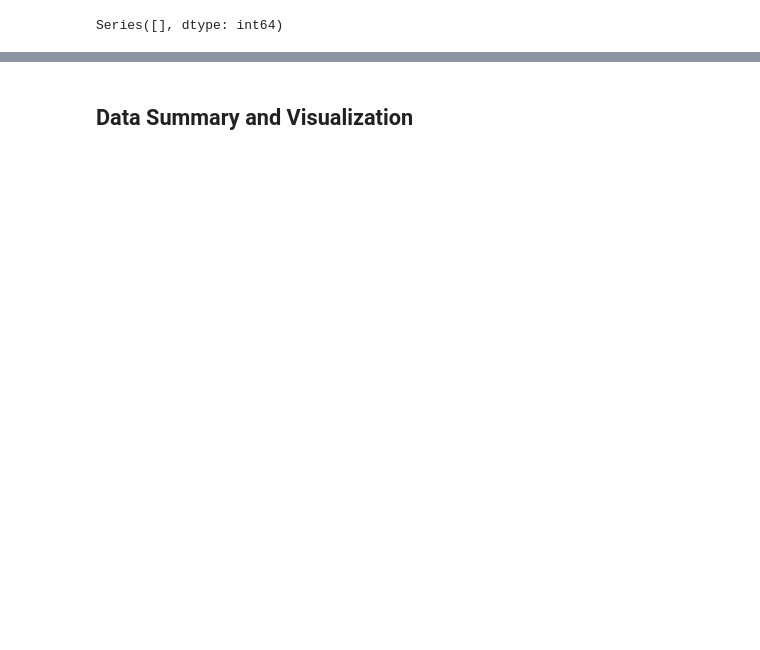
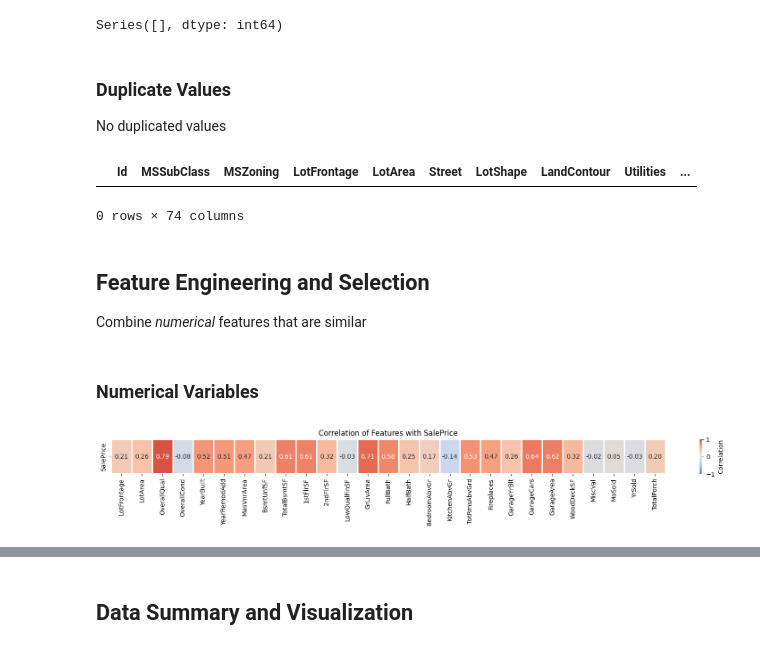
Before and after one commit to lrongyi/House-Prices, a Jupyter notebook: house_prices.ipynb, the cells around one changed output, grey strips where cells are left out. Drawn from its saved outputs; the diff is of its cells as text; code cells hidden in the pictures; blank space fills up the shorter version.

```diff
--- a/house_prices.ipynb
+++ b/house_prices.ipynb
@@ -70,13 +83,65 @@ Only three numerical variables have missing values, we will replace the missing
 # %%
 # Replace NA values for categorical variables
-categorical = train_df.select_dtypes(include=["object"])
-train_df[categorical.columns] = categorical.fillna("NA")
+basement = ["BsmtFinType2", "BsmtExposure", "BsmtQual", "BsmtFinType1", "BsmtCond"]
+train_df[basement] = train_df[basement].fillna("No Basement")
+
+garage = ["GarageFinish", "GarageQual", "GarageCond", "GarageType"]
+train_df[garage] = train_df[garage].fillna("No Garage")
 
 # Replace NaN values for numerical variables
-numerical = train_df.select_dtypes(exclude=["object"])
-train_df[numerical.columns] = numerical.fillna(0)
+numerical = ["LotFrontage", "MasVnrArea", "GarageYrBlt"]
+train_df[numerical] = train_df[numerical].fillna(0)
 
+# Remove row with missing electrical value
+train_df = train_df[~train_df["Electrical"].isna()]
+
+# Check for remaining
 missing = train_df.isna().sum()[train_df.isna().sum().values > 0].sort_values(ascending=False)
 print(missing)
 # %% [output]
 Series([], dtype: int64)
+# %% [markdown]
+### Duplicate Values
+
+No duplicated values
+# %%
+duplicates = train_df.duplicated()
+duplicate_rows = train_df[duplicates]
+
+duplicate_rows.head()
+# %% [output]
+|  | Id | MSSubClass | MSZoning | LotFrontage | LotArea | Street | LotShape | LandContour | Utilities | ... |
+0 rows × 74 columns
+# %% [markdown]
+## Feature Engineering and Selection
+
+Combine *numerical* features that are similar
+# %%
+# Combine Porch Area
+train_df["TotalPorch"] = train_df["OpenPorchSF"] + train_df["EnclosedPorch"] + train_df["3SsnPorch"] + train_df["ScreenPorch"]
+train_df = train_df.drop(columns=["OpenPorchSF", "EnclosedPorch", "3SsnPorch", "ScreenPorch"])
+
+# Baths
+train_df["FullBath"] = train_df["BsmtFullBath"] + train_df["FullBath"]
+train_df["HalfBath"] = train_df["HalfBath"] + train_df["BsmtHalfBath"]
+train_df = train_df.drop(columns=["BsmtHalfBath", "BsmtFullBath"])
+
+# Basement Finished 1 and 2, can drop, equal to TotalBsmtSF
+train_df = train_df.drop(columns=["BsmtFinSF1", "BsmtFinSF2"])
+# %% [markdown]
+### Numerical Variables
+# %%
+# Get a heatmap of all variables against salesprice
+correlation_with_saleprice = train_df.drop(columns=["Id"]).select_dtypes(exclude='object').corr()['SalePrice']
+
+correlation_with_saleprice = correlation_with_saleprice.drop('SalePrice')
+
+
+plt.figure(figsize=(20, 1))  # Adjust the size as needed
+sns.heatmap(correlation_with_saleprice.to_frame().T, annot=True, cmap='coolwarm', vmin=-1, vmax=1, cbar_kws={'label': 'Correlation'}, fmt=".2f", linewidths=1)
+
+
+plt.title('Correlation of Features with SalePrice')
+plt.show()
+# %% [output]
+[figure, added]
```
Also changed, not shown: parts of 48 cells of this notebook.
